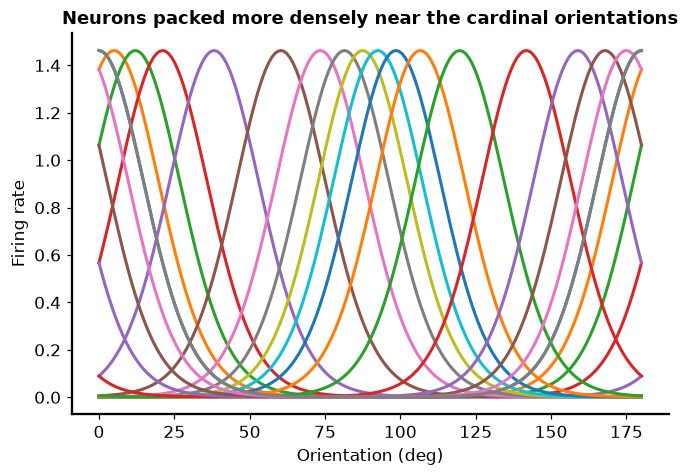
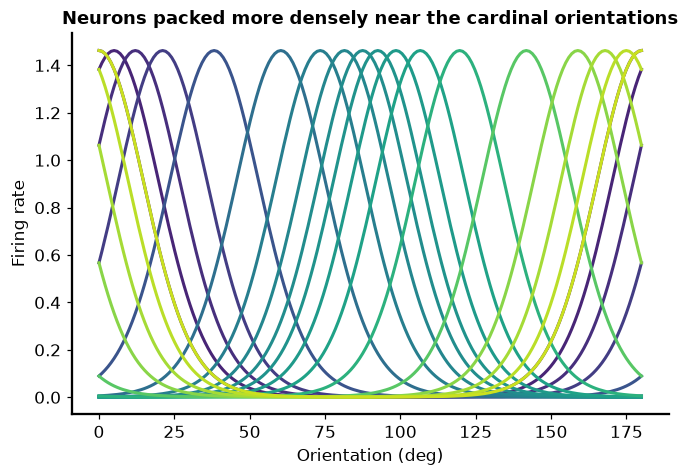
The change to this notebook cell's code, shown as a diff; its figure went from the first image to the second:
--- before
+++ after
@@ -18,4 +18,9 @@
     return (1 / (np.pi * spsc.i0(kappa))) * np.exp(kappa * np.cos(2 * (x - mu)))
 
+# consistent colour-by-orientation across the section (0 deg -> purple, 180 -> yellow)
+def ori_colors(oris_rad, cmap="viridis", lo=0.08, hi=0.92):
+    frac = np.asarray(oris_rad, float) / np.pi
+    return plt.get_cmap(cmap)(lo + (hi - lo) * frac)
+
 nneurons, kappa = 18, 3.65
 oris = np.linspace(0, np.pi, 180)
@@ -32,6 +37,7 @@
 
 fig, ax = plt.subplots(figsize=(7, 4.5))
+cols = ori_colors(v1mus_prior)
 for ni in range(nneurons):
-    ax.plot(oris*180/np.pi, v1fr_prior[ni], lw=2)
+    ax.plot(oris*180/np.pi, v1fr_prior[ni], lw=2, color=cols[ni])
 ax.set(xlabel="Orientation (deg)", ylabel="Firing rate",
        title="Neurons packed more densely near the cardinal orientations")
@@ -60,5 +66,5 @@
     ntest, nsim = MAP.shape
     means = np.zeros(ntest)
-    cols = plt.get_cmap(cmap)(np.linspace(0.08, 0.92, ntest))   # gradient by orientation
+    cols = ori_colors(test_oris, cmap)                          # gradient by orientation
     for ti in range(ntest):
         true_deg = test_oris[ti] * 180 / np.pi

Commit: Bayesian observers: apply viridis orientation colour scheme to all figures